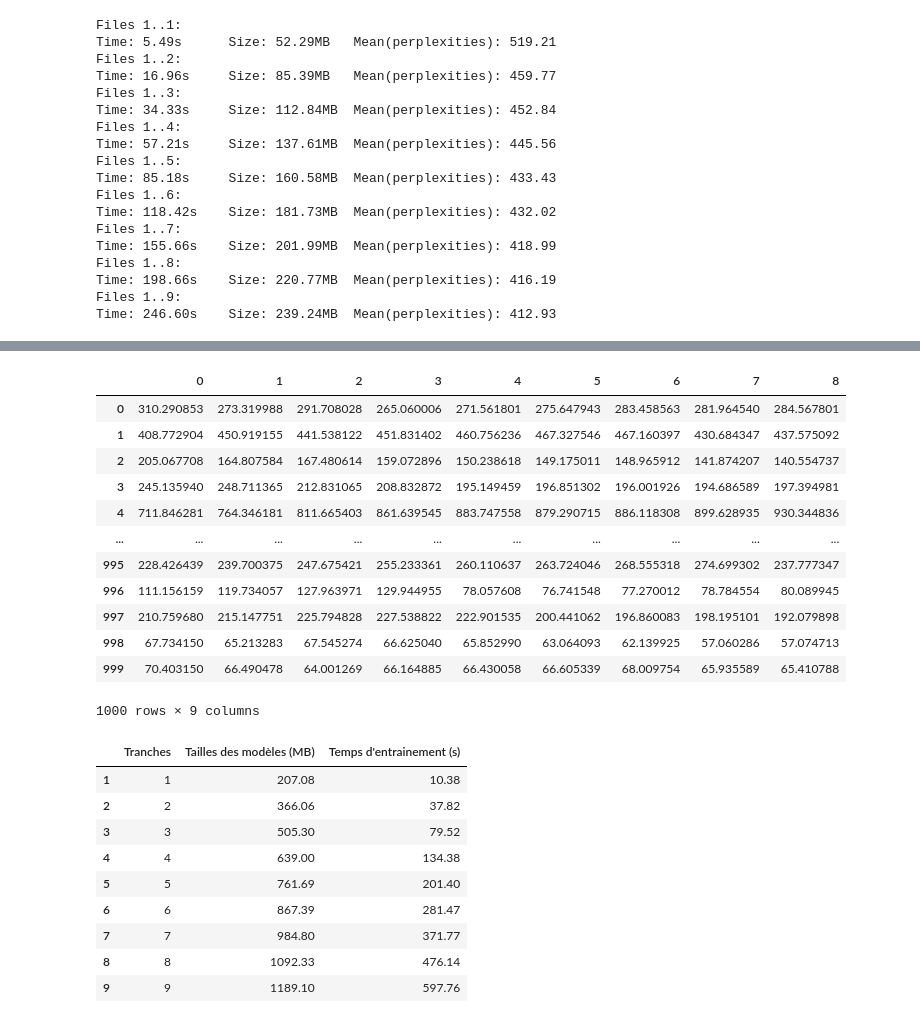
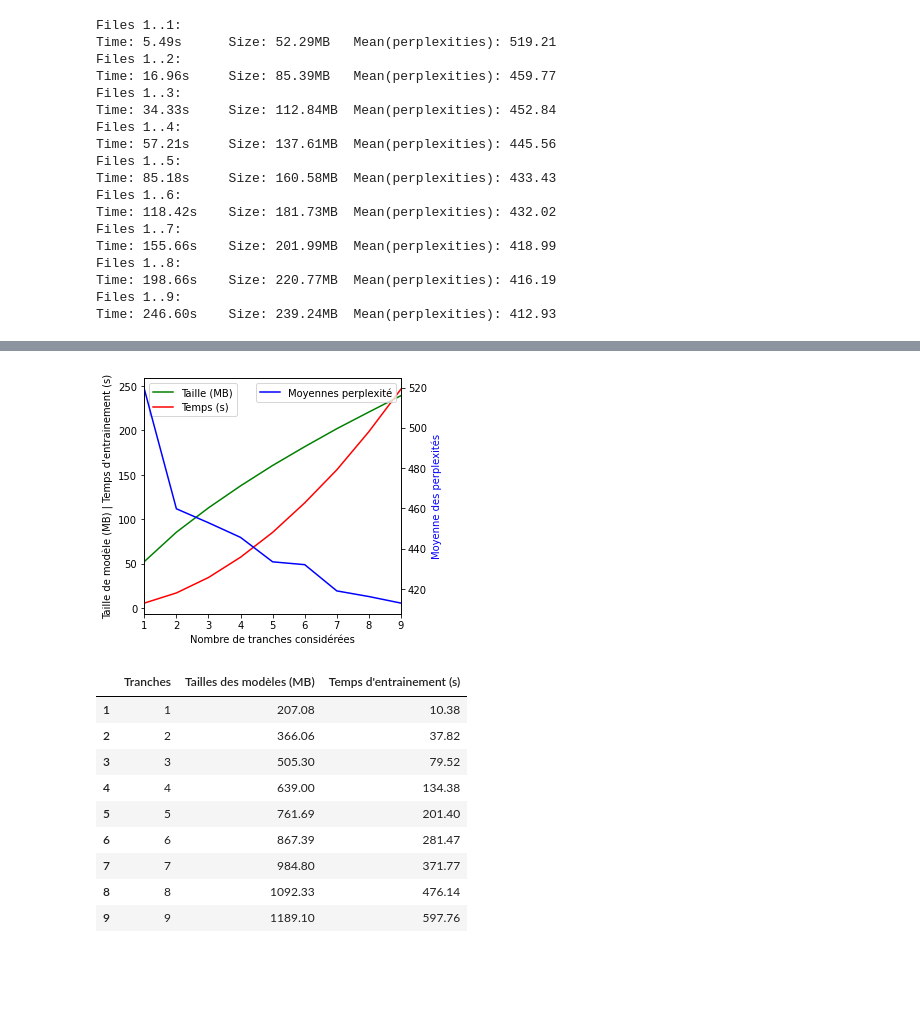
Before and after one commit to KacemKhaled/IFT6285-NLP, a Jupyter notebook: TP2/TP2.ipynb, the cells around one changed output, grey strips where cells are left out. Drawn from its saved outputs; the diff is of its cells as text; code cells hidden in the pictures; blank space fills up the shorter version.

Commit message:
added curves

```diff
--- a/TP2/TP2.ipynb
+++ b/TP2/TP2.ipynb
@@ -124 +120,6 @@ len(perplexities_bi[0])
+# %%
+len(perplexities_bi[0])
+min_p = [min(p) for p in perplexities_bi]
+max_p = [max(p) for p in perplexities_bi]
+avg_p = [mean(p) for p in perplexities_bi]
 # %%
@@ -148,13 +150,0 @@ plt.show()
-# %%
-import numpy as np
-import pandas as pd
-from matplotlib import pyplot as plt
-plt.rcParams["figure.figsize"] = [7.50, 3.50]
-plt.rcParams["figure.autolayout"] = True
-#min_p = [min(p) for p in perplexities_bi]
-#max_p = [max(p) for p in perplexities_bi]
-#avg_p = [mean(p) for p in perplexities_bi]
-#std_p = [stdev(p) for p in perplexities_bi]
-df = pd.DataFrame(perplexities_bi)
-df.T.boxplot()
-plt.show()
@@ -163,19 +151,7 @@ plt.show()
-# %%
-df.T
-# %% [output]
-|  | 0 | 1 | 2 | 3 | 4 | 5 | 6 | 7 | 8 |
-| 0 | 310.290853 | 273.319988 | 291.708028 | 265.060006 | 271.561801 | 275.647943 | 283.458563 | 281.964540 | 284.567801 |
-| 1 | 408.772904 | 450.919155 | 441.538122 | 451.831402 | 460.756236 | 467.327546 | 467.160397 | 430.684347 | 437.575092 |
-| 2 | 205.067708 | 164.807584 | 167.480614 | 159.072896 | 150.238618 | 149.175011 | 148.965912 | 141.874207 | 140.554737 |
-| 3 | 245.135940 | 248.711365 | 212.831065 | 208.832872 | 195.149459 | 196.851302 | 196.001926 | 194.686589 | 197.394981 |
-| 4 | 711.846281 | 764.346181 | 811.665403 | 861.639545 | 883.747558 | 879.290715 | 886.118308 | 899.628935 | 930.344836 |
-| ... | ... | ... | ... | ... | ... | ... | ... | ... | ... |
-| 995 | 228.426439 | 239.700375 | 247.675421 | 255.233361 | 260.110637 | 263.724046 | 268.555318 | 274.699302 | 237.777347 |
-| 996 | 111.156159 | 119.734057 | 127.963971 | 129.944955 | 78.057608 | 76.741548 | 77.270012 | 78.784554 | 80.089945 |
-| 997 | 210.759680 | 215.147751 | 225.794828 | 227.538822 | 222.901535 | 200.441062 | 196.860083 | 198.195101 | 192.079898 |
-| 998 | 67.734150 | 65.213283 | 67.545274 | 66.625040 | 65.852990 | 63.064093 | 62.139925 | 57.060286 | 57.074713 |
-| 999 | 70.403150 | 66.490478 | 64.001269 | 66.164885 | 66.430058 | 66.605339 | 68.009754 | 65.935589 | 65.410788 |
-1000 rows × 9 columns
+# %%
+plot_curves(times_bi, sizes_bi, perplexities_bi)
+# %% [output]
+[figure, added]
 # %%
 d = {'Tranches': tranches, 'Tailles des modèles (MB)': sizes, 'Temps d\'entrainement (s)': times }
 df_results = pd.DataFrame(data=d, index = list(range(1,10)))
```
Also changed, not shown: parts of 4 cells of this notebook.
